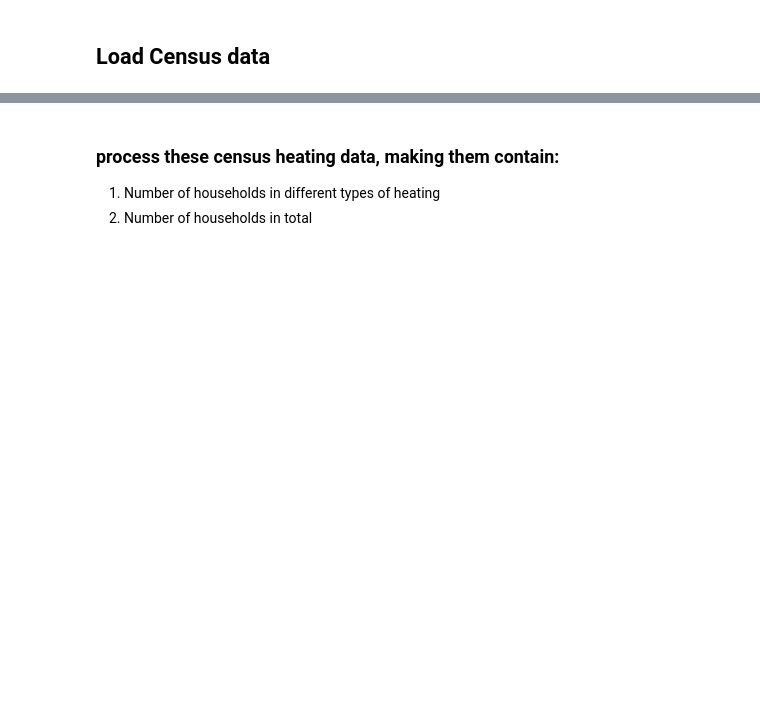
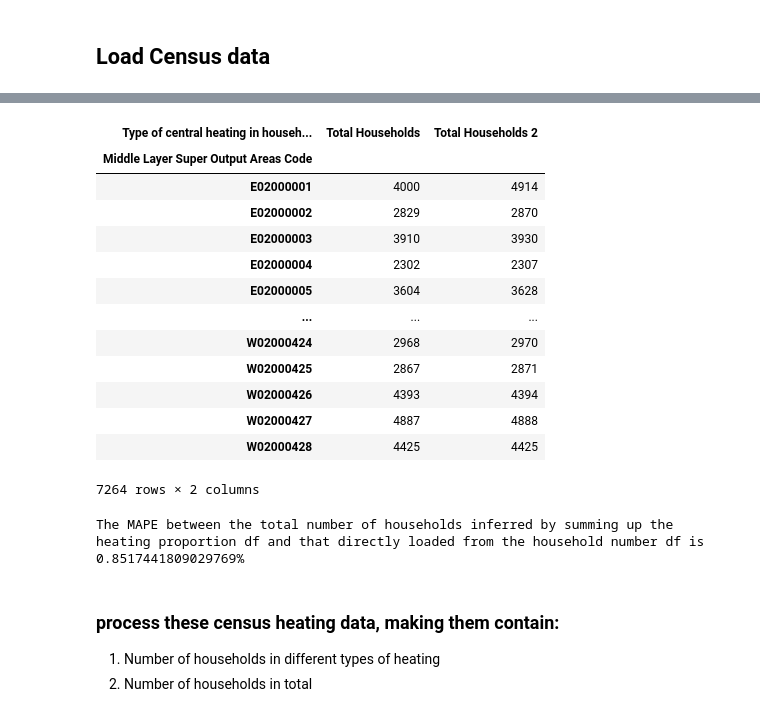
Before and after one commit to HDRah/Data-PS-GB, a Jupyter notebook: link2social_data.ipynb, the cells around one changed output, grey strips where cells are left out. Saved outputs shown, nothing was run; the diff lists cells and outputs as text; code cells hidden in the pictures; blank space fills up the shorter version.

```diff
--- a/link2social_data.ipynb
+++ b/link2social_data.ipynb
@@ -6,10 +6,10 @@ import geopandas as gpd
 from pyproj import Transformer, CRS
 from shapely.geometry import Point
 # %%
-network_root_path = os.path.join(os.getcwd(), 'UKM_PrimarySubstation_Data')
+network_root_path = os.path.join(os.getcwd(), 'GB_PrimarySubstation_Data')
 # load the fundamental dataset
-UKM_PS_df = pd.read_csv(os.path.join(os.path.dirname(network_root_path), "UKM_PS_data.csv"))
-UKM_PS_df
+GB_PS_df = pd.read_csv(os.path.join(os.path.dirname(network_root_path), "GB_PS_data.csv"))
+GB_PS_df
 # %% [output]
 |  | PS Name | Firm Capacity (MVA) | Demand (MVA) | PF | Geo(Long,Lat) | GSP | DNO |
 | 0 | albion st | 22.863 | 11.720532 | 0.998712 | -2.4950937454916797,53.7301540319... | ROCHDALE | ENW |
@@ -73,18 +73,18 @@ from IPython.display import clear_output
 
 RegID_list = []
 RegName_list = []
-for i, item in enumerate(UKM_PS_df["Geo(Long,Lat)"]):
+for i, item in enumerate(GB_PS_df["Geo(Long,Lat)"]):
     # clear output to have a dynamic progress bar
     clear_output(wait=True)
-    print(f"processed: {100 * (i+1) / len(UKM_PS_df['Geo(Long,Lat)'])}%")
+    print(f"processed: {100 * (i+1) / len(GB_PS_df['Geo(Long,Lat)'])}%")
     lon, lat = item.split(",")
     RegID, RegName = find_reg(lon = lon, lat = lat, map_df = map_df)
 
     RegID_list.append(RegID)
     RegName_list.append(RegName)
 
-UKM_PS_df["RegID"] = RegID_list
-UKM_PS_df["RegName"] = RegName_list
+GB_PS_df["RegID"] = RegID_list
+GB_PS_df["RegName"] = RegName_list
 # %% [output]
 processed: 100.0%
 # %%
@@ -160,3 +180,39 @@ scot_heat_prop_df = scot_heat_prop_df.groupby(by="IZ_code").sum().reset_index()
+# %%
+eng_household_no_df = pd.read_csv(os.path.join(census_root_path, "2021CensusHouseholdnoEnglandWales_MSOA.csv"))
+# create a dict maps MSOA code to the total number of households
+eng_household_no_dict = {eng_household_no_df.iloc[i]["Middle layer Super Output Areas Code"]: eng_household_no_df.iloc[i]["Observation"] for i in range(len(eng_household_no_df))}
+# %%
+eng_heat_prop_df_copy = eng_heat_prop_df.copy()
+# set MSOA code as index
+eng_heat_prop_df_copy.set_index("Middle Layer Super Output Areas Code", inplace = True)
+# calculate the total number of households per MSOA
+eng_heat_prop_df_copy["Total Households"] = eng_heat_prop_df_copy.iloc[:,1:].sum(axis = 1)
+# drop other columns
+eng_heat_prop_df_copy = eng_heat_prop_df_copy[["Total Households"]]
+# create another column for the total number of households mapped by MSOA code from eng_household_no_dict
+eng_heat_prop_df_copy["Total Households 2"] = eng_heat_prop_df_copy.index.map(eng_household_no_dict)
+eng_heat_prop_df_copy
+# %% [output]
+| Type of central heating in househ... | Total Households | Total Households 2 |
+| Middle Layer Super Output Areas Code |  |  |
+| E02000001 | 4000 | 4914 |
+| E02000002 | 2829 | 2870 |
+| E02000003 | 3910 | 3930 |
+| E02000004 | 2302 | 2307 |
+| E02000005 | 3604 | 3628 |
+| ... | ... | ... |
+| W02000424 | 2968 | 2970 |
+| W02000425 | 2867 | 2871 |
+| W02000426 | 4393 | 4394 |
+| W02000427 | 4887 | 4888 |
+| W02000428 | 4425 | 4425 |
+7264 rows × 2 columns
+# %%
+# calculate the MAPE between the two total number of households
+MAPE = np.mean(np.abs((eng_heat_prop_df_copy["Total Households"] - eng_heat_prop_df_copy["Total Households 2"]) / eng_heat_prop_df_copy["Total Households 2"])) * 100
+print(f"The MAPE between the total number of households inferred by summing up the heating proportion df and that directly loaded from the household number df is {MAPE}%")
+# %% [output]
+The MAPE between the total number of households inferred by summing up the heating proportion df and that directly loaded from the household number df is 0.8517441809029769%
 # %% [markdown]
 ### process these census heating data, making them contain:
 1. Number of households in different types of heating
```
Also changed, not shown: parts of 22 cells of this notebook, 31 other files.
